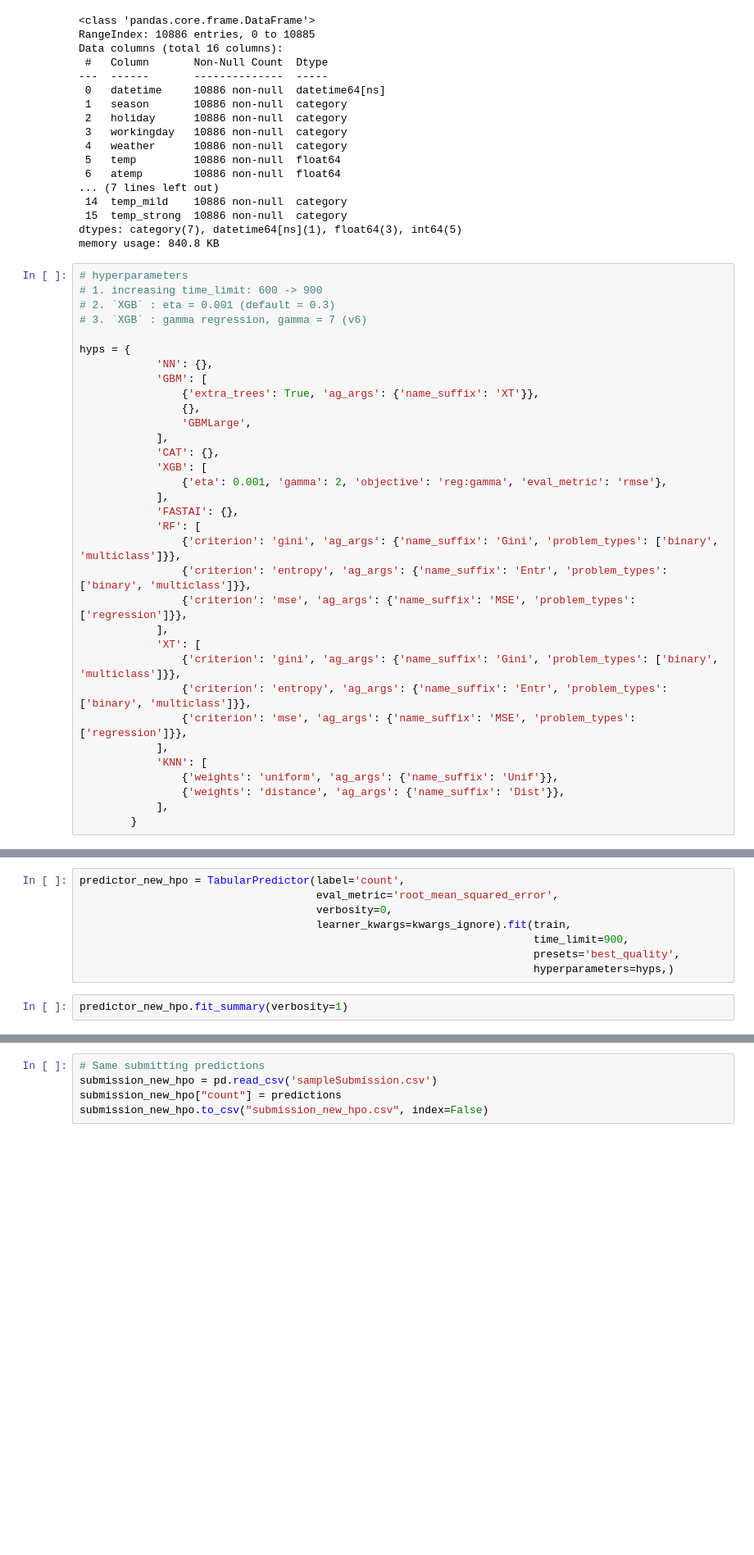
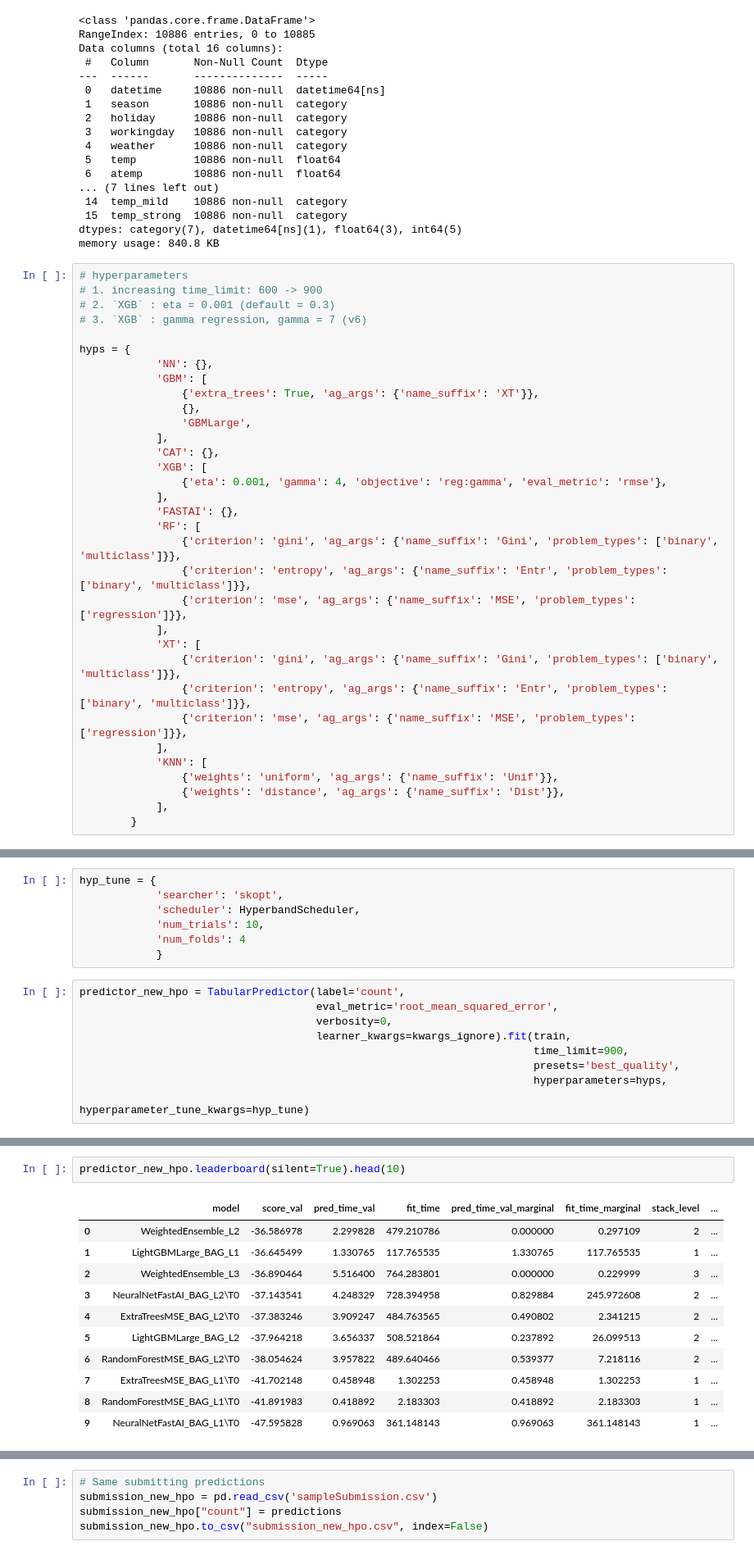
Before and after one commit to aeryskyB/awsml-project-1, a Jupyter notebook: project-template.ipynb, the cells around one changed output, grey strips where cells are left out. Shown at 82% size. Saved outputs shown, nothing was run; the diff lists cells and outputs as text; blank space fills up the shorter version.

```diff
--- a/project-template.ipynb
+++ b/project-template.ipynb
@@ -622,7 +622,7 @@ hyps = {
             ],
             'CAT': {},
             'XGB': [
-                {'eta': 0.001, 'gamma': 2, 'objective': 'reg:gamma', 'eval_metric': 'rmse'},
+                {'eta': 0.001, 'gamma': 4, 'objective': 'reg:gamma', 'eval_metric': 'rmse'},
             ],
             'FASTAI': {},
             'RF': [
@@ -643,3 +646,10 @@ hyps = {
+# %%
+hyp_tune = {
+            'searcher': 'skopt',
+            'scheduler': HyperbandScheduler,
+            'num_trials': 10,
+            'num_folds': 4
+            }
 # %%
 predictor_new_hpo = TabularPredictor(label='count',
                                      eval_metric='root_mean_squared_error',
@@ -647,6 +657,5 @@ predictor_new_hpo = TabularPredictor(label='count',
                                      learner_kwargs=kwargs_ignore).fit(train,
                                                                        time_limit=900,
                                                                        presets='best_quality',
-                                                                       hyperparameters=hyps,)
+                                                                       hyperparameters=hyps,
+                                                                       hyperparameter_tune_kwargs=hyp_tune)
-# %%
-predictor_new_hpo.fit_summary(verbosity=1)
@@ -688,3 +662,17 @@ Estimated performance of each model:
+# %%
+predictor_new_hpo.leaderboard(silent=True).head(10)
+# %% [output]
+|  | model | score_val | pred_time_val | fit_time | pred_time_val_marginal | fit_time_marginal | stack_level | ... |
+| 0 | WeightedEnsemble_L2 | -36.586978 | 2.299828 | 479.210786 | 0.000000 | 0.297109 | 2 | ... |
+| 1 | LightGBMLarge_BAG_L1 | -36.645499 | 1.330765 | 117.765535 | 1.330765 | 117.765535 | 1 | ... |
+| 2 | WeightedEnsemble_L3 | -36.890464 | 5.516400 | 764.283801 | 0.000000 | 0.229999 | 3 | ... |
+| 3 | NeuralNetFastAI_BAG_L2\T0 | -37.143541 | 4.248329 | 728.394958 | 0.829884 | 245.972608 | 2 | ... |
+| 4 | ExtraTreesMSE_BAG_L2\T0 | -37.383246 | 3.909247 | 484.763565 | 0.490802 | 2.341215 | 2 | ... |
+| 5 | LightGBMLarge_BAG_L2 | -37.964218 | 3.656337 | 508.521864 | 0.237892 | 26.099513 | 2 | ... |
+| 6 | RandomForestMSE_BAG_L2\T0 | -38.054624 | 3.957822 | 489.640466 | 0.539377 | 7.218116 | 2 | ... |
+| 7 | ExtraTreesMSE_BAG_L1\T0 | -41.702148 | 0.458948 | 1.302253 | 0.458948 | 1.302253 | 1 | ... |
+| 8 | RandomForestMSE_BAG_L1\T0 | -41.891983 | 0.418892 | 2.183303 | 0.418892 | 2.183303 | 1 | ... |
+| 9 | NeuralNetFastAI_BAG_L1\T0 | -47.595828 | 0.969063 | 361.148143 | 0.969063 | 361.148143 | 1 | ... |
 # %%
 # Remember to set all negative values to zero
 predictions = predictor_new_hpo.predict(test)
```
Also changed, not shown: parts of 7 cells of this notebook, 3 other files.
